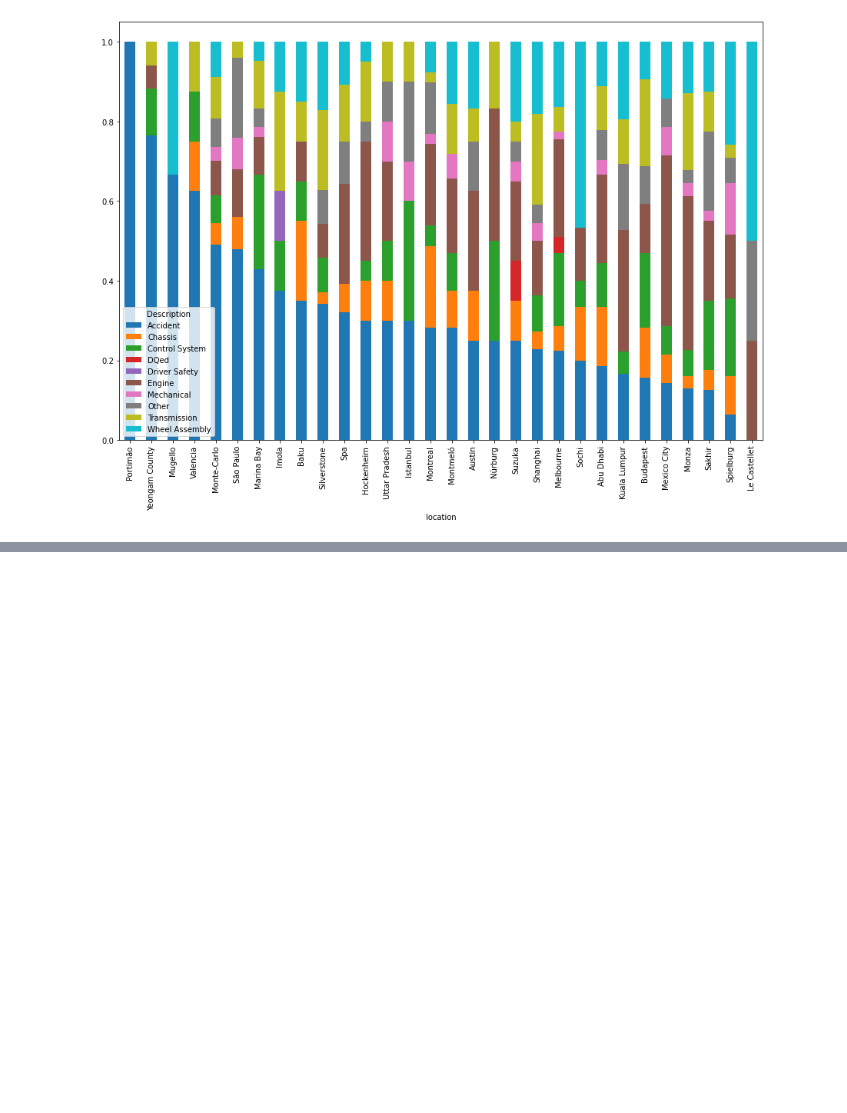
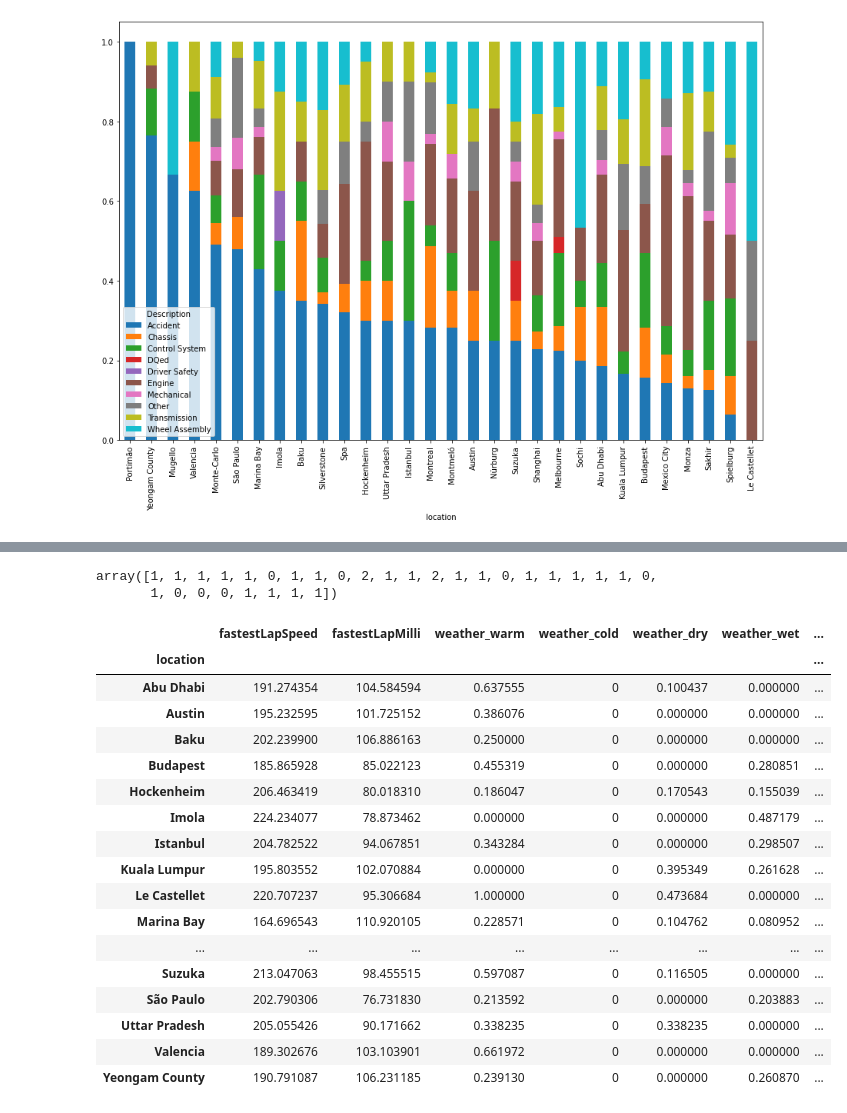
Before and after one commit to Vignesh-Bala11/Capstone-Project, a Jupyter notebook: Trial Code - ML - Rama/ML_Question2.ipynb, the cells around one changed output, grey strips where cells are left out. Drawn from its saved outputs; the diff is of its cells as text; code cells hidden in the pictures; blank space fills up the shorter version.

```diff
--- a/Trial Code - ML - Rama/ML_Question2.ipynb
+++ b/Trial Code - ML - Rama/ML_Question2.ipynb
@@ -342,0 +393,15 @@ Valencia                     0
+# %%
+# Create an elbow curve to find the best value for K.
+inertia = []
+k = list(range(1, 11))
+
+# Calculate the inertia for the range of K values
+for i in k:
+    km = KMeans(n_clusters=i, random_state=0)
+    km.fit(clustered_df)
+    inertia.append(km.inertia_)
+
+# Create the elbow curve
+elbow_data = {"k": k, "inertia": inertia}
+df_elbow = pd.DataFrame(elbow_data)
+df_elbow.hvplot.line(x="k", y="inertia", xticks=k, title="Elbow Curve")
@@ -342,0 +410,29 @@ Valencia                     0
+# %%
+km = KMeans(n_clusters=3)
+y_predicted = km.fit_predict(clustered_df)
+y_predicted
+# %% [output]
+array([1, 1, 1, 1, 1, 0, 1, 1, 0, 2, 1, 1, 2, 1, 1, 0, 1, 1, 1, 1, 1, 0,
+       1, 0, 0, 0, 1, 1, 1, 1])
+# %%
+clustered_df['cluster'] = y_predicted
+clustered_df
+# %% [output]
+|  | fastestLapSpeed | fastestLapMilli | weather_warm | weather_cold | weather_dry | weather_wet | ... |
+| location |  |  |  |  |  |  | ... |
+| Abu Dhabi | 191.274354 | 104.584594 | 0.637555 | 0 | 0.100437 | 0.000000 | ... |
+| Austin | 195.232595 | 101.725152 | 0.386076 | 0 | 0.000000 | 0.000000 | ... |
+| Baku | 202.239900 | 106.886163 | 0.250000 | 0 | 0.000000 | 0.000000 | ... |
+| Budapest | 185.865928 | 85.022123 | 0.455319 | 0 | 0.000000 | 0.280851 | ... |
+| Hockenheim | 206.463419 | 80.018310 | 0.186047 | 0 | 0.170543 | 0.155039 | ... |
+| Imola | 224.234077 | 78.873462 | 0.000000 | 0 | 0.000000 | 0.487179 | ... |
+| Istanbul | 204.782522 | 94.067851 | 0.343284 | 0 | 0.000000 | 0.298507 | ... |
+| Kuala Lumpur | 195.803552 | 102.070884 | 0.000000 | 0 | 0.395349 | 0.261628 | ... |
+| Le Castellet | 220.707237 | 95.306684 | 1.000000 | 0 | 0.473684 | 0.000000 | ... |
+| Marina Bay | 164.696543 | 110.920105 | 0.228571 | 0 | 0.104762 | 0.080952 | ... |
+| ... | ... | ... | ... | ... | ... | ... | ... |
+| Suzuka | 213.047063 | 98.455515 | 0.597087 | 0 | 0.116505 | 0.000000 | ... |
+| São Paulo | 202.790306 | 76.731830 | 0.213592 | 0 | 0.000000 | 0.203883 | ... |
+| Uttar Pradesh | 205.055426 | 90.171662 | 0.338235 | 0 | 0.338235 | 0.000000 | ... |
+| Valencia | 189.302676 | 103.103901 | 0.661972 | 0 | 0.000000 | 0.000000 | ... |
+| Yeongam County | 190.791087 | 106.231185 | 0.239130 | 0 | 0.000000 | 0.260870 | ... |
```
Also changed, not shown: parts of 24 cells of this notebook.
